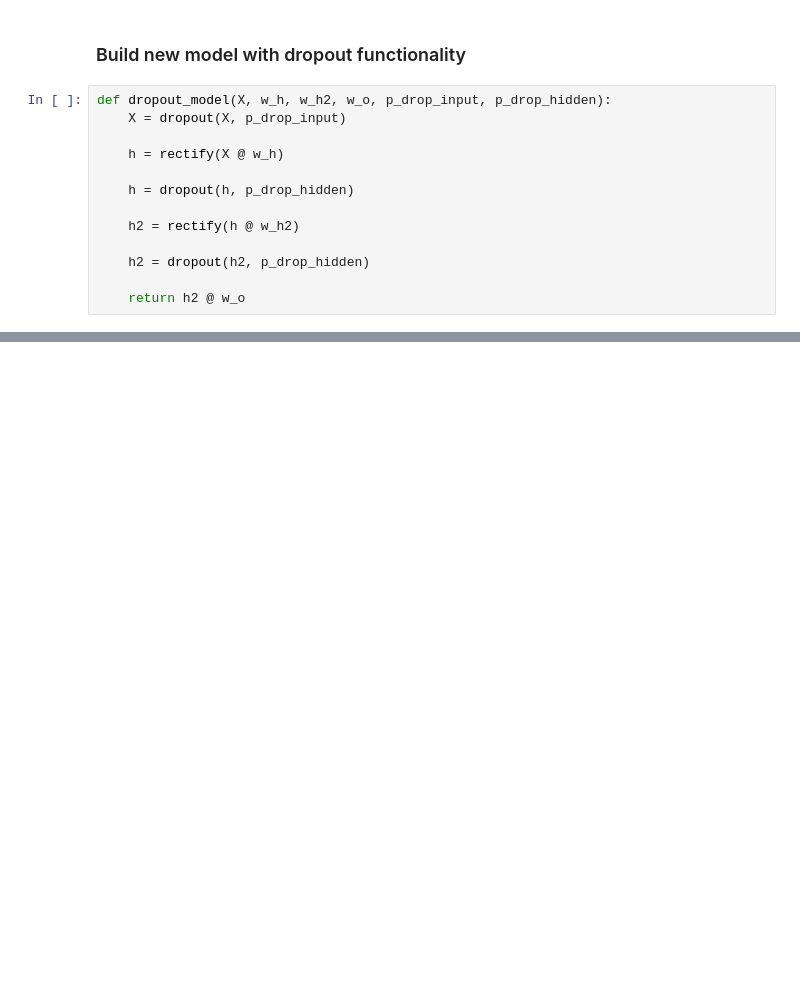
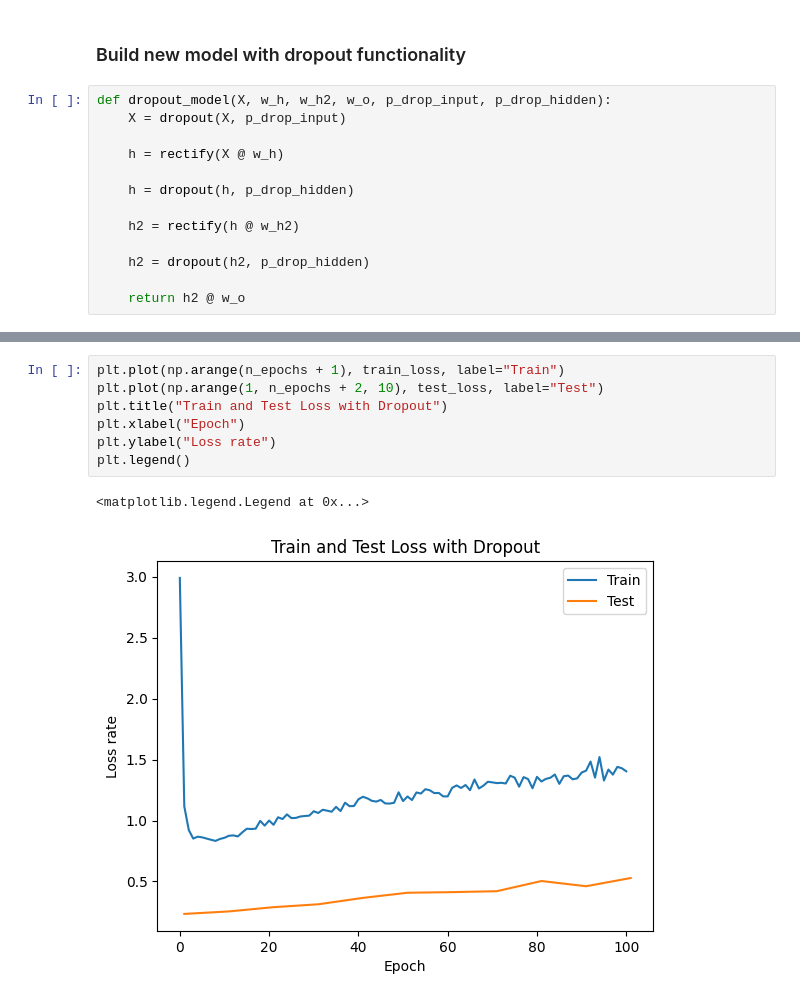
Before and after one commit to binyamolango/machine_learning_essentials, a Jupyter notebook: ex03_convolutional_NN/cnn.ipynb, the cells around one changed output, grey strips where cells are left out. Cells and saved outputs as stored; diff of their text form; blank space fills up the shorter version.

Commit message:
Implement training model with dropout functionality

```diff
--- a/ex03_convolutional_NN/cnn.ipynb
+++ b/ex03_convolutional_NN/cnn.ipynb
@@ -235,0 +317,10 @@ def dropout_model(X, w_h, w_h2, w_o, p_drop_input, p_drop_hidden):
+# %%
+plt.plot(np.arange(n_epochs + 1), train_loss, label="Train")
+plt.plot(np.arange(1, n_epochs + 2, 10), test_loss, label="Test")
+plt.title("Train and Test Loss with Dropout")
+plt.xlabel("Epoch")
+plt.ylabel("Loss rate")
+plt.legend()
+# %% [output]
+<matplotlib.legend.Legend at 0x...>
+[figure, added]
```
Also changed, not shown: parts of 6 cells of this notebook.
